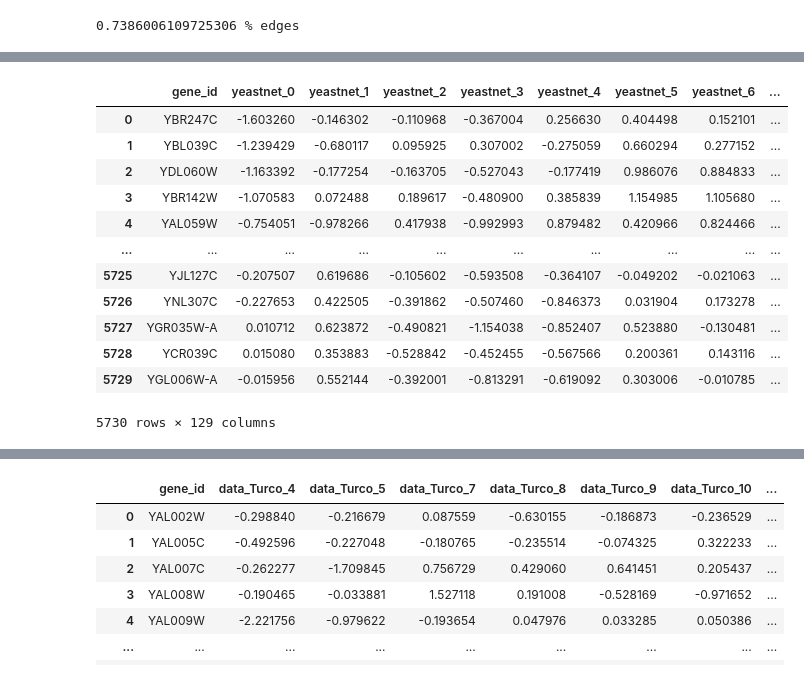
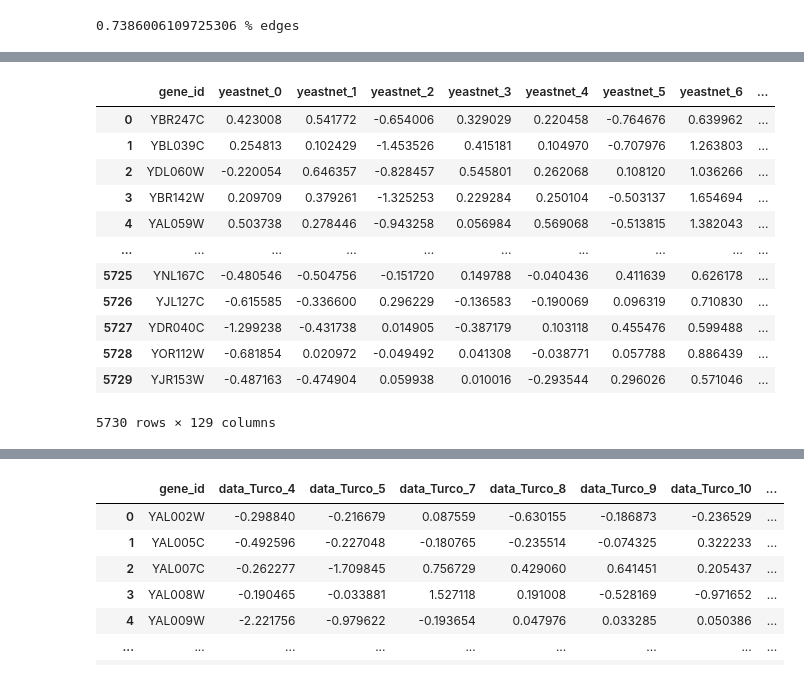
Before and after one commit to lesves/yeast-embeddings, a Jupyter notebook: ForSysGen.ipynb, the cells around one changed output, grey strips where cells are left out. Cells and saved outputs as stored; diff of their text form; code cells hidden in the pictures.

```diff
--- a/ForSysGen.ipynb
+++ b/ForSysGen.ipynb
@@ -292,32 +327,32 @@ Took 00:00:04.31 to train embeddings
 # %%
 # Add yeastnet data
-yeastnet_embeddings_npz = np.load("DataSysGen/YeastNetEmbeddings.npz")
+yeastnet_embeddings_npz = np.load("Data/YeastNetEmbeddings.npz")
 yeastnet_embeddings = pd.DataFrame(np.stack(yeastnet_embeddings_npz["data"]), index=yeastnet_embeddings_npz["IDs"]).add_prefix("yeastnet_")
 yeastnet_embeddings
 
 yeastnet_emb_z = zscore_matrix(yeastnet_embeddings)
 yeastnet_emb_z.columns = yeastnet_emb_z.columns.astype(str)
 yeastnet_emb_z = yeastnet_emb_z.reset_index()
 yeastnet_emb_z.rename(columns={'index':'gene_id'}, inplace=True)
 
 # m = np.mean(np.array(yeastnet_emb_z.iloc[:,1:], dtype=np.float32).flatten())
 # sd = np.std(np.array(yeastnet_emb_z.iloc[:,1:], dtype=np.float32).flatten())
 # print(m, sd)
 
 yeastnet_emb_z
 # %% [output]
 |  | gene_id | yeastnet_0 | yeastnet_1 | yeastnet_2 | yeastnet_3 | yeastnet_4 | yeastnet_5 | yeastnet_6 | ... |
-| 0 | YBR247C | -1.603260 | -0.146302 | -0.110968 | -0.367004 | 0.256630 | 0.404498 | 0.152101 | ... |
-| 1 | YBL039C | -1.239429 | -0.680117 | 0.095925 | 0.307002 | -0.275059 | 0.660294 | 0.277152 | ... |
-| 2 | YDL060W | -1.163392 | -0.177254 | -0.163705 | -0.527043 | -0.177419 | 0.986076 | 0.884833 | ... |
-| 3 | YBR142W | -1.070583 | 0.072488 | 0.189617 | -0.480900 | 0.385839 | 1.154985 | 1.105680 | ... |
-| 4 | YAL059W | -0.754051 | -0.978266 | 0.417938 | -0.992993 | 0.879482 | 0.420966 | 0.824466 | ... |
+| 0 | YBR247C | 0.423008 | 0.541772 | -0.654006 | 0.329029 | 0.220458 | -0.764676 | 0.639962 | ... |
+| 1 | YBL039C | 0.254813 | 0.102429 | -1.453526 | 0.415181 | 0.104970 | -0.707976 | 1.263803 | ... |
+| 2 | YDL060W | -0.220054 | 0.646357 | -0.828457 | 0.545801 | 0.262068 | 0.108120 | 1.036266 | ... |
+| 3 | YBR142W | 0.209709 | 0.379261 | -1.325253 | 0.229284 | 0.250104 | -0.503137 | 1.654694 | ... |
+| 4 | YAL059W | 0.503738 | 0.278446 | -0.943258 | 0.056984 | 0.569068 | -0.513815 | 1.382043 | ... |
 | ... | ... | ... | ... | ... | ... | ... | ... | ... | ... |
-| 5725 | YJL127C | -0.207507 | 0.619686 | -0.105602 | -0.593508 | -0.364107 | -0.049202 | -0.021063 | ... |
-| 5726 | YNL307C | -0.227653 | 0.422505 | -0.391862 | -0.507460 | -0.846373 | 0.031904 | 0.173278 | ... |
-| 5727 | YGR035W-A | 0.010712 | 0.623872 | -0.490821 | -1.154038 | -0.852407 | 0.523880 | -0.130481 | ... |
-| 5728 | YCR039C | 0.015080 | 0.353883 | -0.528842 | -0.452455 | -0.567566 | 0.200361 | 0.143116 | ... |
-| 5729 | YGL006W-A | -0.015956 | 0.552144 | -0.392001 | -0.813291 | -0.619092 | 0.303006 | -0.010785 | ... |
+| 5725 | YNL167C | -0.480546 | -0.504756 | -0.151720 | 0.149788 | -0.040436 | 0.411639 | 0.626178 | ... |
+| 5726 | YJL127C | -0.615585 | -0.336600 | 0.296229 | -0.136583 | -0.190069 | 0.096319 | 0.710830 | ... |
+| 5727 | YDR040C | -1.299238 | -0.431738 | 0.014905 | -0.387179 | 0.103118 | 0.455476 | 0.599488 | ... |
+| 5728 | YOR112W | -0.681854 | 0.020972 | -0.049492 | 0.041308 | -0.038771 | 0.057788 | 0.886439 | ... |
+| 5729 | YJR153W | -0.487163 | -0.474904 | 0.059938 | 0.010016 | -0.293544 | 0.296026 | 0.571046 | ... |
 5730 rows × 129 columns
 # %%
 # Fixing data_Turco
```
Also changed, not shown: parts of 15 cells of this notebook, 1 other file.
